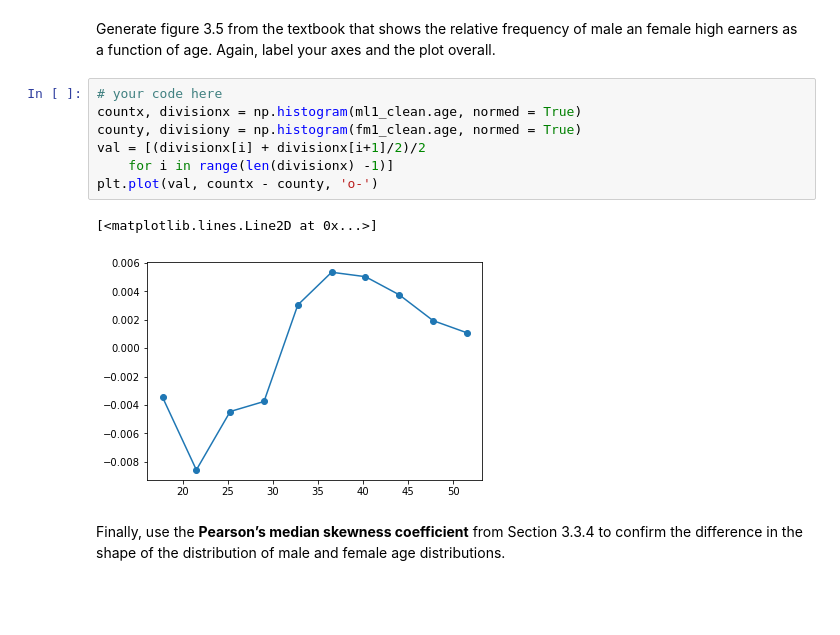
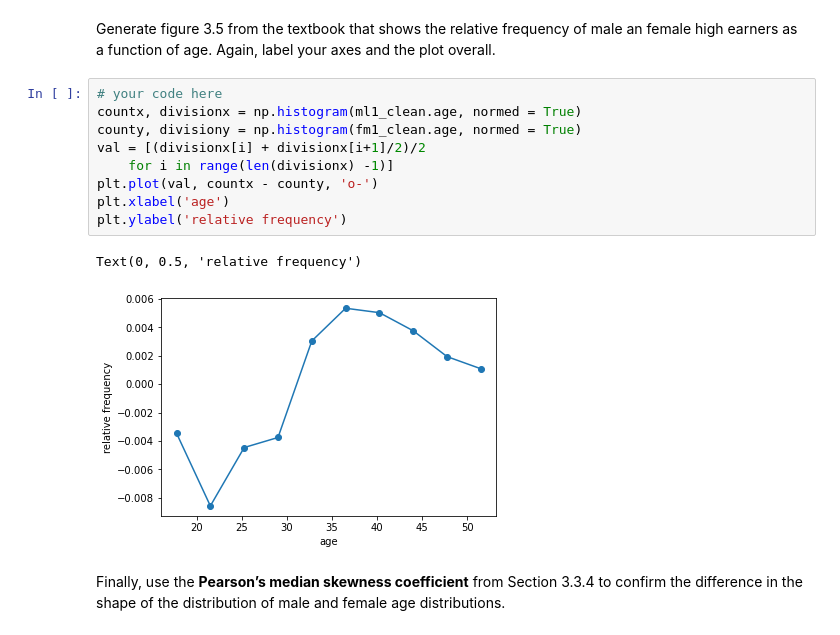
Before and after one commit to wonke2/Data-Science-Workshops, a Jupyter notebook: Workshop Week 3.ipynb, the cells around one changed output. Cells and saved outputs as stored; diff of their text form; blank space fills up the shorter version.

```diff
--- a/Workshop Week 3.ipynb
+++ b/Workshop Week 3.ipynb
@@ -268,13 +268,15 @@ Generate figure 3.5 from the textbook that shows the relative frequency of male
 # %%
 # your code here
 countx, divisionx = np.histogram(ml1_clean.age, normed = True)
 county, divisiony = np.histogram(fm1_clean.age, normed = True)
 val = [(divisionx[i] + divisionx[i+1]/2)/2
     for i in range(len(divisionx) -1)]
 plt.plot(val, countx - county, 'o-')
+plt.xlabel('age')
+plt.ylabel('relative frequency')
 # %% [output]
-[<matplotlib.lines.Line2D at 0x...>]
+Text(0, 0.5, 'relative frequency')
-[figure, old version]
+[figure, new version]
 # %% [markdown]
 Finally, use the **Pearson’s median skewness coefficient** from Section 3.3.4 to confirm the difference in the shape of the distribution of male and female age distributions.
 # %%
```
